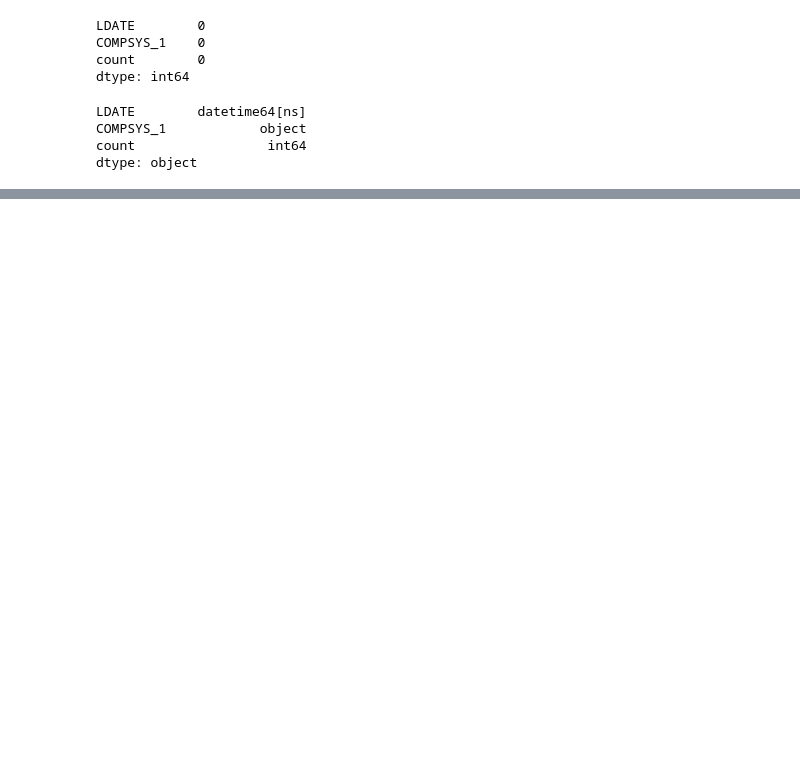
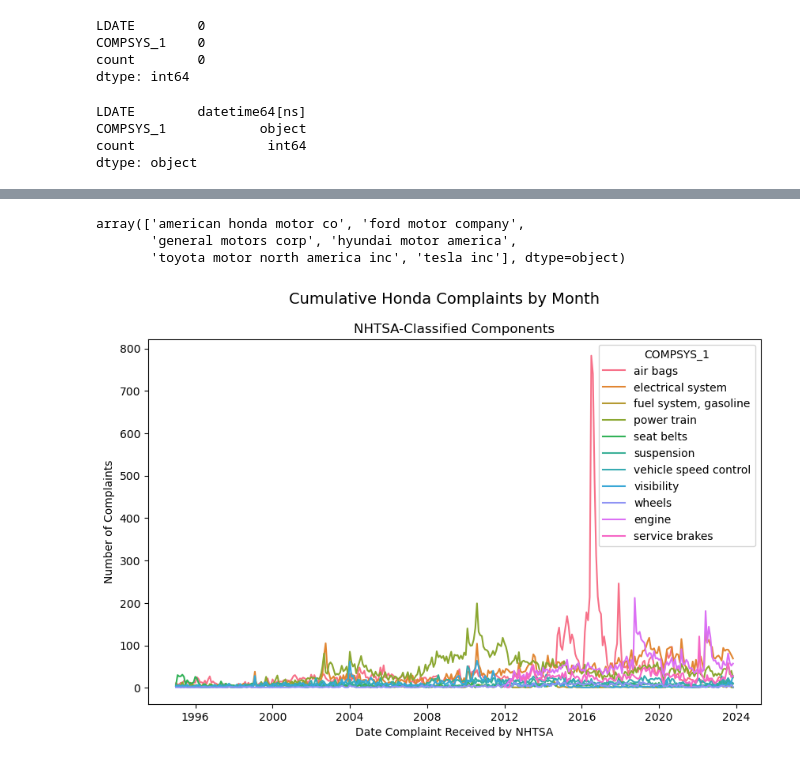
Before and after one commit to prithvidasgupta/si671, a Jupyter notebook: pm_parts_nb.ipynb, the cells around one changed output, grey strips where cells are left out. Drawn from its saved outputs; the diff is of its cells as text; code cells hidden in the pictures; blank space fills up the shorter version.

```diff
--- a/pm_parts_nb.ipynb
+++ b/pm_parts_nb.ipynb
@@ -849,0 +868,21 @@ plt.show()
+# %%
+cmpl_select_parts["LDATE_month"] = cmpl_select_parts["LDATE"].dt.to_period("M").copy()
+
+cmpl_m_mfr = cmpl_select_parts.groupby(['LDATE_month', 'MFR_NAME', 'COMPSYS_1']).size().reset_index(name='count')
+cmpl_m_mfr['LDATE'] = cmpl_m_mfr['LDATE_month'].dt.to_timestamp()
+# %%
+cmpl_m_mfr["MFR_NAME"].unique()
+# %% [output]
+array(['american honda motor co', 'ford motor company',
+       'general motors corp', 'hyundai motor america',
+       'toyota motor north america inc', 'tesla inc'], dtype=object)
+# %%
+plt.figure(figsize=(10, 6))
+sns.lineplot(x='LDATE', y='count', data=cmpl_m_mfr[cmpl_m_mfr["MFR_NAME"] == "american honda motor co"], hue="COMPSYS_1")
+plt.suptitle("Cumulative Honda Complaints by Month", fontsize=14)
+plt.title("NHTSA-Classified Components")
+plt.xlabel("Date Complaint Received by NHTSA")
+plt.ylabel("Number of Complaints")
+plt.show()
+# %% [output]
+[figure, added]
```
Also changed, not shown: parts of 17 cells of this notebook.
